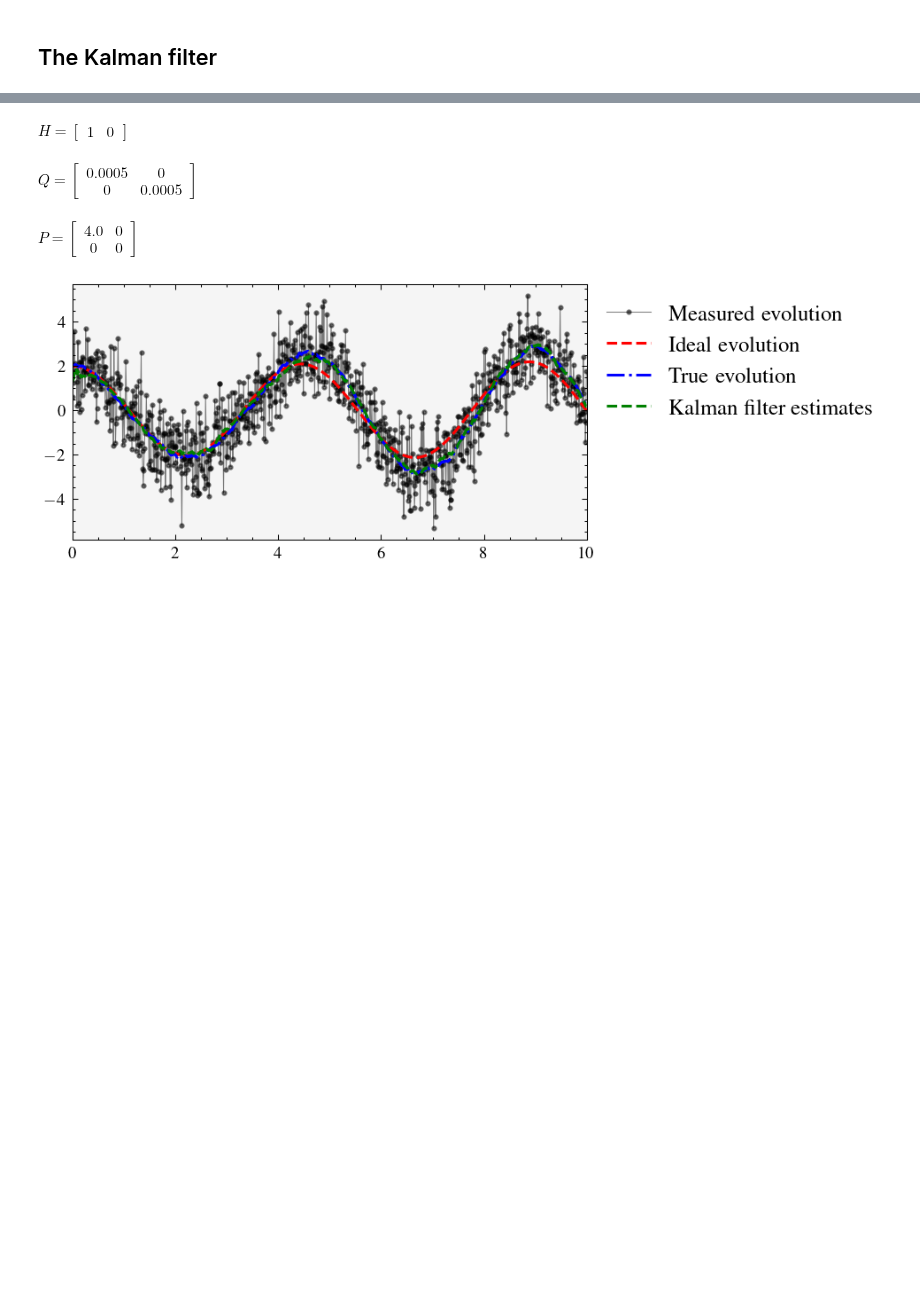
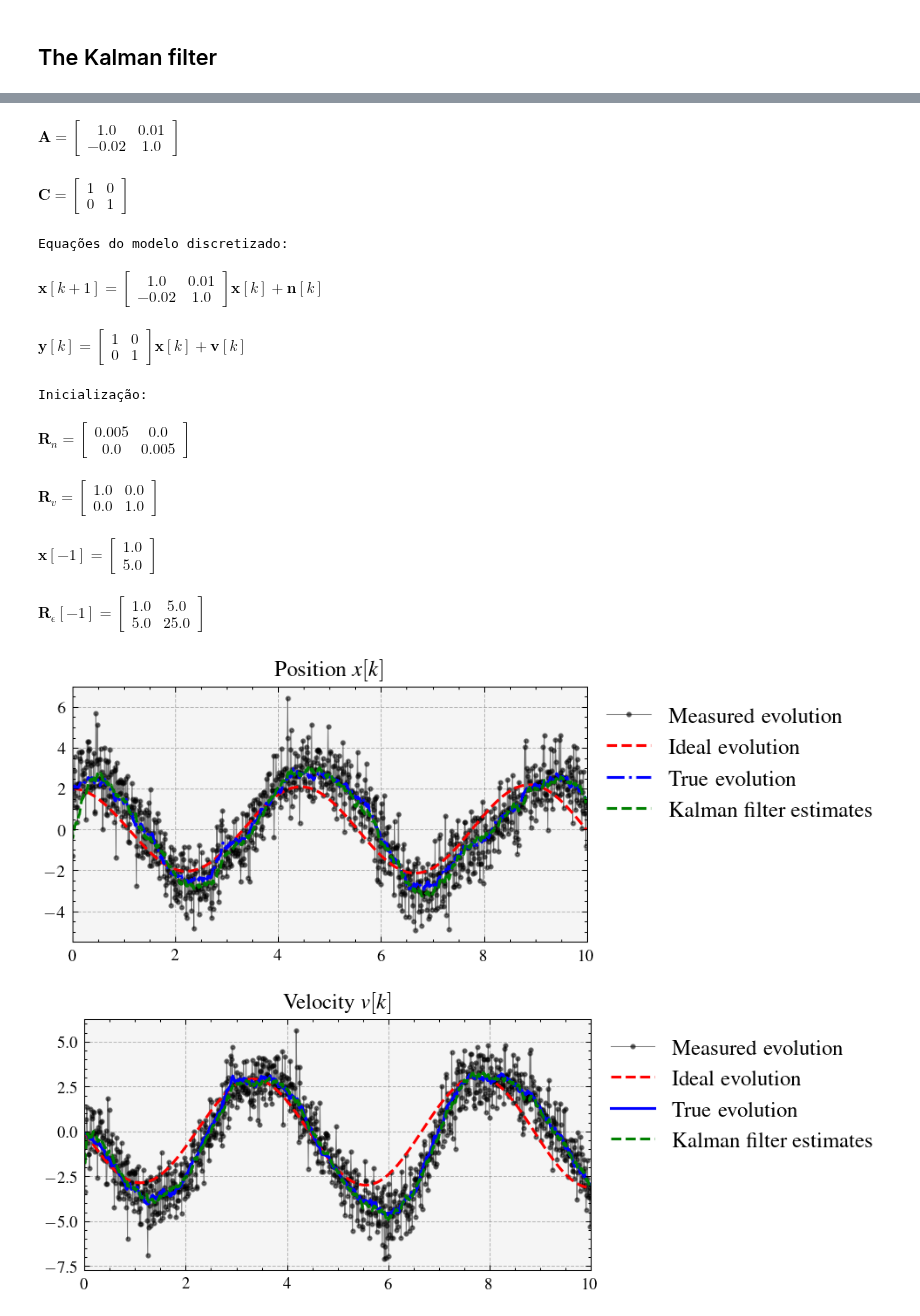
Before and after one commit to edsonportosilva/AdaptiveSignalProcessing, a Jupyter notebook: notebooks/7. Kalman filters.ipynb, the cells around one changed output, grey strips where cells are left out. Drawn from its saved outputs; the diff is of its cells as text; code cells hidden in the pictures; blank space fills up the shorter version.

```diff
--- a/notebooks/7. Kalman filters.ipynb
+++ b/notebooks/7. Kalman filters.ipynb
@@ -139,7 +146,7 @@ k = 2.0                # Spring constant (N/m)
 m = 1.0                # Mass (kg)
 
 # process noise
-σ2_n = 0.0005
+σ2_n = 0.005
 
 # measurement noise
 x_var = 1
@@ -152,9 +159,10 @@ x_noiseLess, A = simulate_mass_spring(dt, total_time, x_init, k, m, 0)
 x_meas = x + np.random.normal(0, np.sqrt(x_var), x.shape[1])
 t = np.arange(0, total_time, dt)
 
-plt.plot(t, x[0])
-plt.plot(t, x_noiseLess[0])
-plt.plot(t, x_meas[0],'-o')
+plt.plot(t, x_meas[0],'-o',linewidth=0.5,alpha=0.5)
+plt.plot(t, x[0],linewidth=1.5)
+plt.plot(t, x_noiseLess[0],linewidth=1.5)
+plt.xlim(0,10)
 
 #plt.plot(t, dxdt)
 # %% [output]
@@ -163,26 +171,58 @@ plt.plot(t, x_meas[0],'-o')
 # %%
-H = np.array([[1, 0]])
-symdisp('H =', sp.Matrix(H))
+symdisp('\\boldsymbol{A} =', sp.Matrix(A))
 
-Q = σ2_n*np.eye(x_init.shape[0])
-symdisp('Q =', sp.Matrix(Q))
+C = np.array([[1, 0],[0, 1]])
+symdisp('\\boldsymbol{C} =', sp.Matrix(C))
 
-P_init = x_init@x_init.T
-symdisp('P =', sp.Matrix(P_init))
+print('Equações do modelo discretizado:')
+symdisp('\\boldsymbol{x}[k+1] ='+ sp.latex(sp.Matrix(A))+'\\boldsymbol{x}[k] + \\boldsymbol{n}[k]', )
+symdisp('\\boldsymbol{y}[k] ='+ sp.latex(sp.Matrix(C))+'\\boldsymbol{x}[k] + \\boldsymbol{v}[k]', )
 
-R = x_var #* np.eye(len(x_init))
-#symdisp('R =', sp.Matrix(R))
+print('Inicialização:')
 
-x_kalman = kalman_filter(A, H, Q, R, x_init, P_init, x_meas[0,:])
+Rn = σ2_n*np.eye(x_init.shape[0])
+symdisp('\\boldsymbol{R}_n =', sp.Matrix(Rn))
 
-plt.plot(t, x_meas[0],'-o',alpha=0.5, label='Measured evolution')
-plt.plot(t, x_noiseLess[0],'--', linewidth=1.5,label='Ideal evolution')
-plt.plot(t, x[0],'-.', linewidth=1.5, label='True evolution')
+Rv = x_var * np.eye(len(x_init))
+symdisp('\\boldsymbol{R}_v =', sp.Matrix(Rv))
+
+x_init = np.array([[1.0], [5]])
+symdisp('\\boldsymbol{x}[-1] =', sp.Matrix(x_init))
+
+Re_posterior_init = x_init@x_init.T
+symdisp('\\boldsymbol{R}_{\\epsilon}[-1] =', sp.Matrix(Re_posterior_init))
+
+x_kalman = kalman_filter(A, C, Rn, Rv, x_init, x_meas)
+
+plt.figure(1)
+plt.title('Position $x[k]$')
+plt.plot(t, x_meas[0,:],'-o',alpha=0.5, label='Measured evolution')
+plt.plot(t, x_noiseLess[0,:],'--', linewidth=1.5,label='Ideal evolution')
+plt.plot(t, x[0,:],'-.', linewidth=1.5, label='True evolution')
 plt.plot(t, x_kalman[0,:],'--',linewidth=1.5,label='Kalman filter estimates')
 plt.xlim(0,10)
-plt.legend(bbox_to_anchor=(1, 1));
+plt.legend(bbox_to_anchor=(1, 1))
+plt.grid();
+
+plt.figure(2)
+plt.title('Velocity $v[k]$')
+plt.plot(t, x_meas[1,:],'-o',alpha=0.5, label='Measured evolution')
+plt.plot(t, x_noiseLess[1,:],'--', linewidth=1.5,label='Ideal evolution')
+plt.plot(t, x[1,:],'-', linewidth=1.5, label='True evolution')
+plt.plot(t, x_kalman[1,:],'--',linewidth=1.5,label='Kalman filter estimates')
+plt.xlim(0,10)
+plt.legend(bbox_to_anchor=(1, 1))
+plt.grid();
 # %% [output]
-$\displaystyle H =\left[\begin{matrix}1 & 0\end{matrix}\right]\;\mathrm{ }$
+$\displaystyle \boldsymbol{A} =\left[\begin{matrix}1.0 & 0.01\\-0.02 & 1.0\end{matrix}\right]\;\mathrm{ }$
-$\displaystyle Q =\left[\begin{matrix}0.0005 & 0\\0 & 0.0005\end{matrix}\right]\;\mathrm{ }$
+$\displaystyle \boldsymbol{C} =\left[\begin{matrix}1 & 0\\0 & 1\end{matrix}\right]\;\mathrm{ }$
+Equações do modelo discretizado:
-$\displaystyle P =\left[\begin{matrix}4.0 & 0\\0 & 0\end{matrix}\right]\;\mathrm{ }$
+$\displaystyle \boldsymbol{x}[k+1] =\left[\begin{matrix}1.0 & 0.01\\-0.02 & 1.0\end{matrix}\right]\boldsymbol{x}[k] + \boldsymbol{n}[k]\mathrm{ }$
+$\displaystyle \boldsymbol{y}[k] =\left[\begin{matrix}1 & 0\\0 & 1\end{matrix}\right]\boldsymbol{x}[k] + \boldsymbol{v}[k]\mathrm{ }$
+Inicialização:
+$\displaystyle \boldsymbol{R}_n =\left[\begin{matrix}0.005 & 0.0\\0.0 & 0.005\end{matrix}\right]\;\mathrm{ }$
+$\displaystyle \boldsymbol{R}_v =\left[\begin{matrix}1.0 & 0.0\\0.0 & 1.0\end{matrix}\right]\;\mathrm{ }$
+$\displaystyle \boldsymbol{x}[-1] =\left[\begin{matrix}1.0\\5.0\end{matrix}\right]\;\mathrm{ }$
+$\displaystyle \boldsymbol{R}_{\epsilon}[-1] =\left[\begin{matrix}1.0 & 5.0\\5.0 & 25.0\end{matrix}\right]\;\mathrm{ }$
-[figure, old version]
+[figure, new version]
+[figure, added]
```
Also changed, not shown: parts of 5 cells of this notebook.
